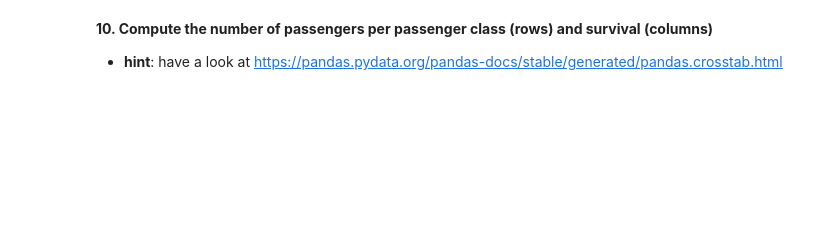
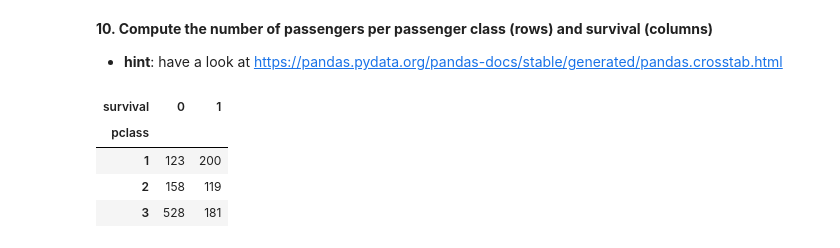
Before and after one commit to jambrr/assignments, a Jupyter notebook: big_data/08-STATS/08-STATS.ipynb, the cells around one changed output. Drawn from its saved outputs; the diff is of its cells as text; code cells hidden in the pictures; blank space fills up the shorter version.

```diff
--- a/big_data/08-STATS/08-STATS.ipynb
+++ b/big_data/08-STATS/08-STATS.ipynb
@@ -183,7 +185,7 @@ __10. What is the 3rd quartile for the number of sibblings/spouses ?__
 # %%
 def Q10():
     ### BEGIN SOLUTION
-    return None
+    return df['sibsp'].quantile(0.75)
     ### END SOLUTION
 
 Q10()
@@ -332,7 +345,16 @@ __10. Compute the number of passengers per passenger class (rows) and survival (
 # %%
 def Q10(df):
     ### BEGIN SOLUTION
-    return None
+    row = df['pclass']
+    column = df['survival']
+
+    return pd.crosstab(row, column)
     ### END SOLUTION
 
 Q10(df)
+# %% [output]
+| survival | 0 | 1 |
+| pclass |  |  |
+| 1 | 123 | 200 |
+| 2 | 158 | 119 |
+| 3 | 528 | 181 |
```
Also changed, not shown: parts of 6 cells of this notebook, 8 other files.
